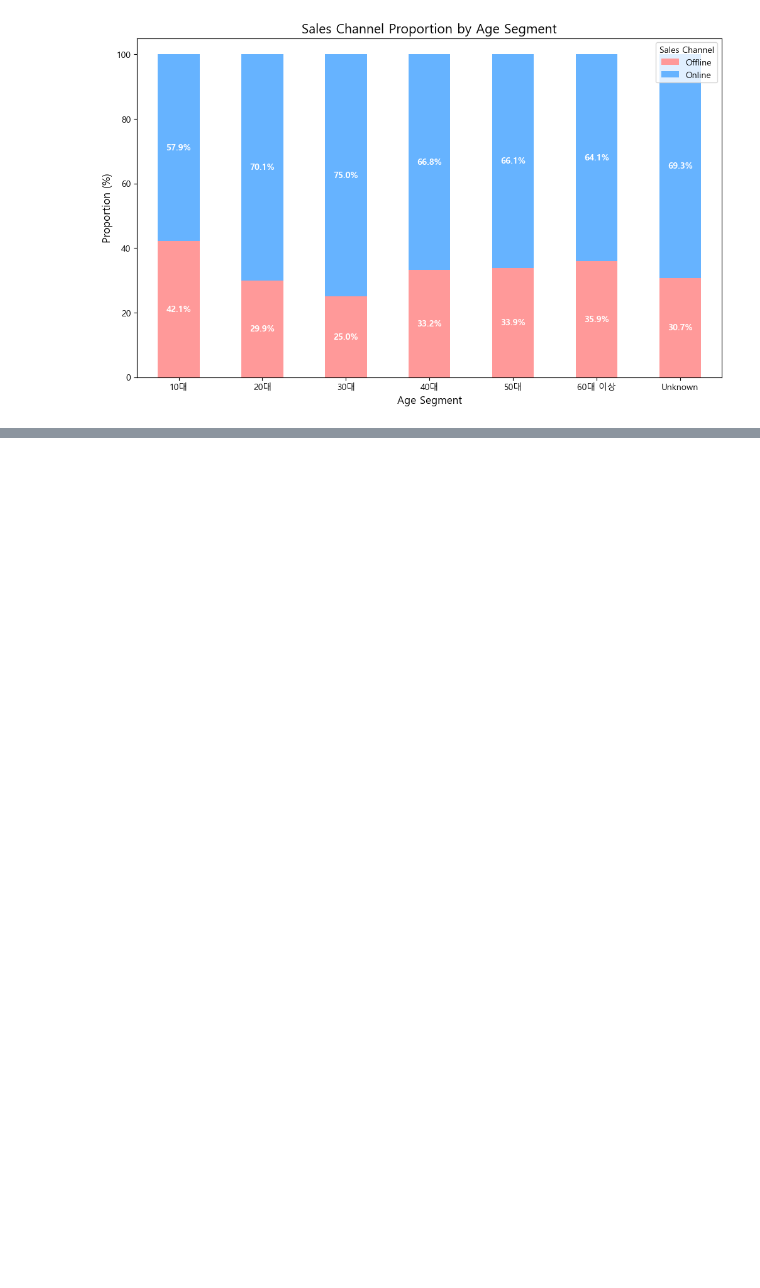
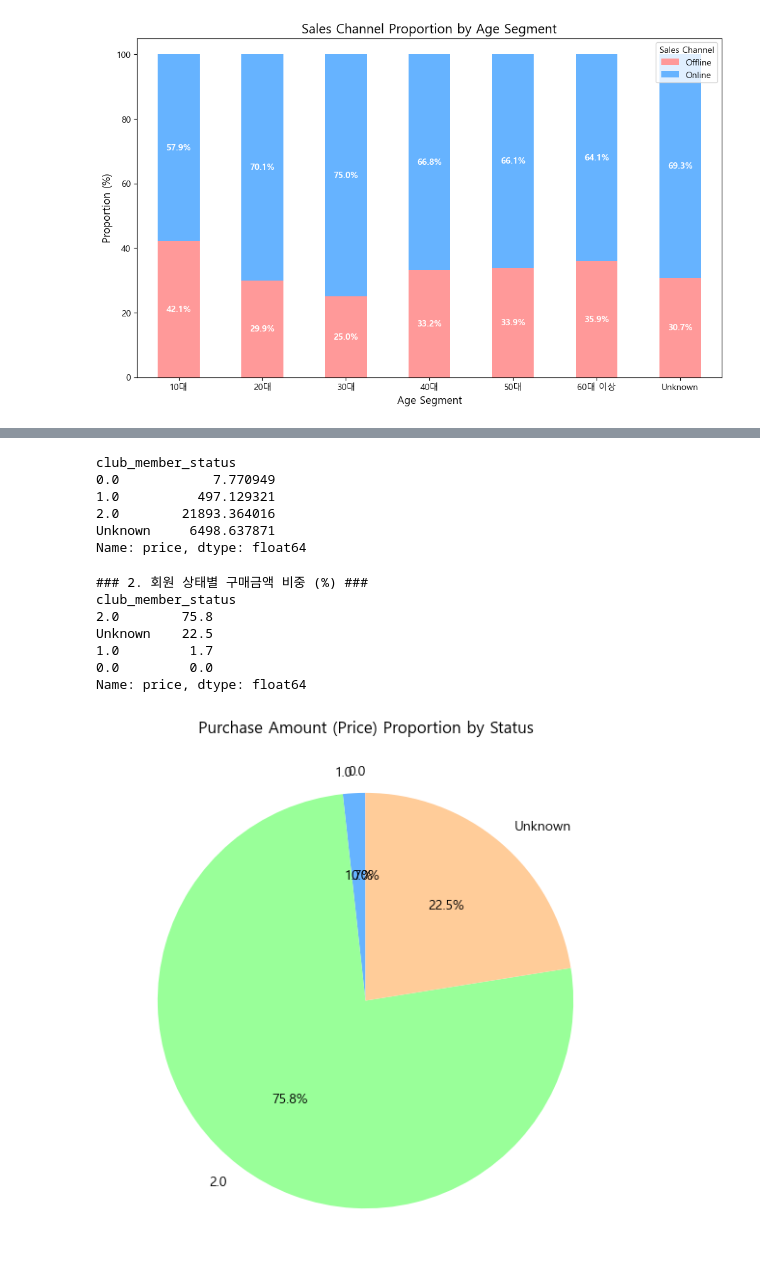
Before and after one commit to yoohengu/cross-gen-biz-analysis, a Jupyter notebook: notebooks/soeun_eda/joinin.ipynb, the cells around one changed output, grey strips where cells are left out. Saved outputs shown, nothing was run; the diff lists cells and outputs as text; code cells hidden in the pictures; blank space fills up the shorter version.

```diff
--- a/notebooks/soeun_eda/joinin.ipynb
+++ b/notebooks/soeun_eda/joinin.ipynb
@@ -474,0 +538,36 @@ print(f"온라인(2) 유입: {first_channel_ratio.get(2, 0):.1f}%")
+# %%
+final_df.groupby('club_member_status')['price'].sum()
+# %% [output]
+club_member_status
+0.0            7.770949
+1.0          497.129321
+2.0        21893.364016
+Unknown     6498.637871
+Name: price, dtype: float64
+# %%
+# 회원 상태별로 price 컬럼의 합계를 구한 뒤, 전체 매출에서 차지하는 비율
+
+#  회원 상태별 구매금액(price) 합계 산출
+status_price_sum = final_df.groupby('club_member_status')['price'].sum()
+
+#  전체 금액 대비 비중(%)으로 변환
+status_price_ratio = (status_price_sum / status_price_sum.sum()) * 100
+
+#  결과 출력
+print("### 2. 회원 상태별 구매금액 비중 (%) ###")
+print(status_price_ratio.sort_values(ascending=False).round(1))
+
+#  시각화 (파이 차트)
+plt.figure(figsize=(7, 7))
+plt.pie(status_price_ratio, labels=status_price_ratio.index, autopct='%.1f%%', startangle=90, colors=['#ff9999','#66b3ff','#99ff99','#ffcc99'])
+plt.title('Purchase Amount (Price) Proportion by Status')
+plt.show()
+# %% [output]
+### 2. 회원 상태별 구매금액 비중 (%) ###
+club_member_status
+2.0        75.8
+Unknown    22.5
+1.0         1.7
+0.0         0.0
+Name: price, dtype: float64
+[figure, added]
```
Also changed, not shown: parts of 23 cells of this notebook.
